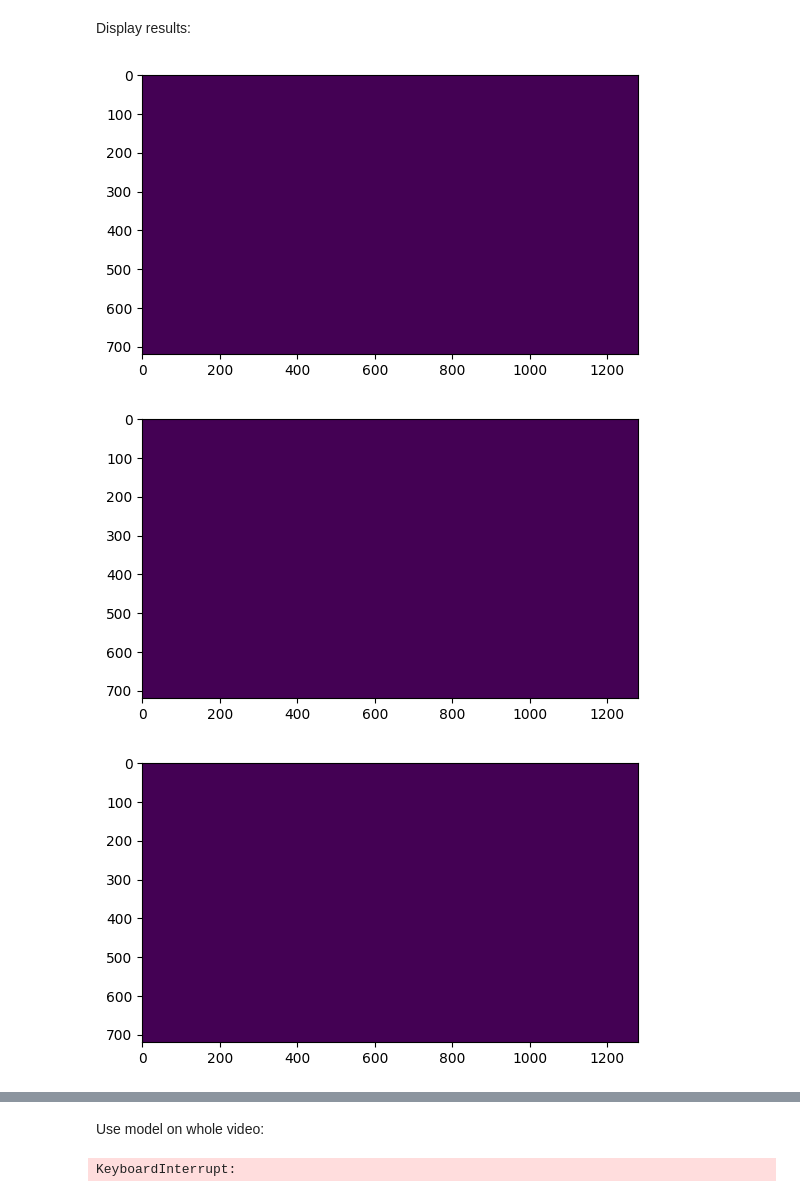
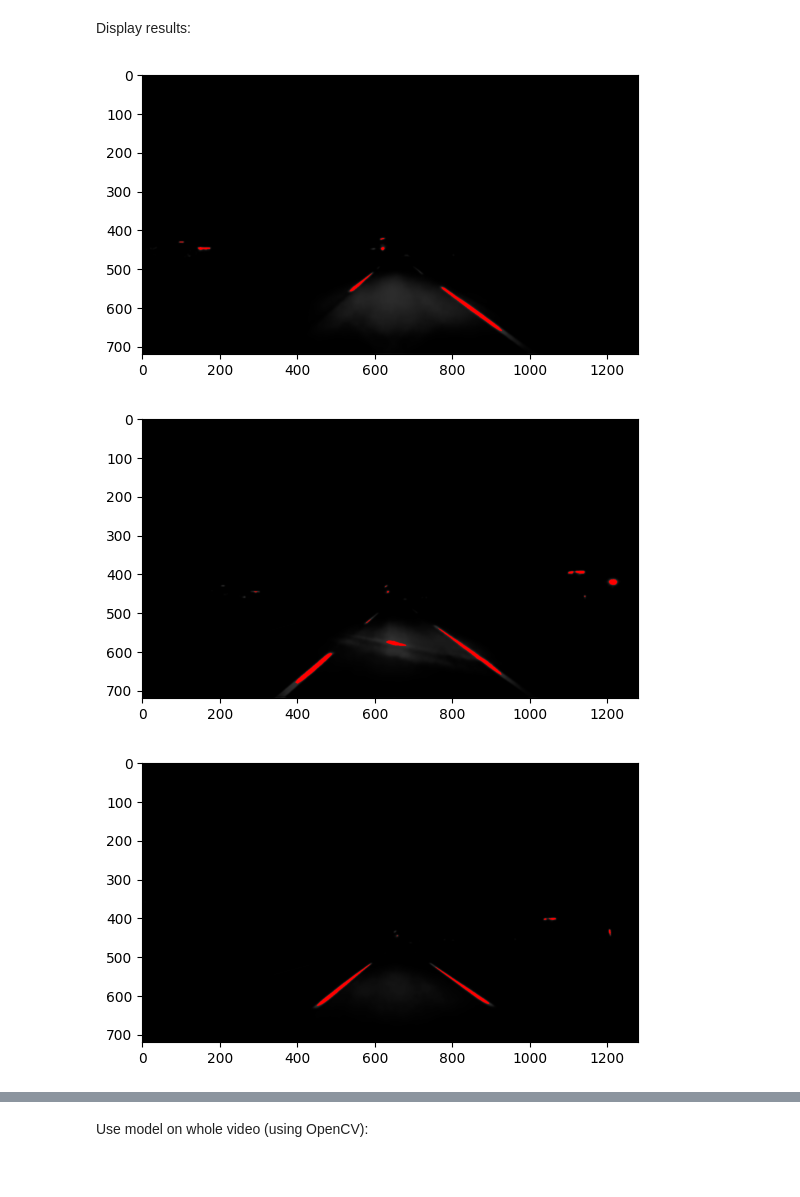
Before and after one commit to kavmal7/Lane-detection, a Jupyter notebook: lane_dec.ipynb, the cells around one changed output, grey strips where cells are left out. Saved outputs shown, nothing was run; the diff lists cells and outputs as text; code cells hidden in the pictures.

Commit message:
Functional output (issues with accuracy and IoU)

```diff
--- a/lane_dec.ipynb
+++ b/lane_dec.ipynb
@@ -49,7 +48,7 @@ class LaneDataset(Dataset):
 transform = transforms.Compose([
     transforms.Grayscale(num_output_channels=1),
     transforms.ToTensor(),
-    transforms.Normalize((0.5,), (0.5,))
+    #transforms.Normalize((0.5,), (0.5,))
 ])
 # %% [markdown]
 Split data:
@@ -70,9 +69,9 @@ class CNN(nn.Module):
         super(CNN, self).__init__()
 
         self.conv1 = nn.Conv2d(1, 16, kernel_size=3, padding=1)
-        self.conv2 = nn.Conv2d(16, 32, kernel_size=3, padding=1)
+        self.conv2 = nn.Conv2d(16, 32, kernel_size=5, padding=2)
         self.conv3 = nn.Conv2d(32, 64, kernel_size=3, padding=1)
-        self.conv4 = nn.Conv2d(64, 128, kernel_size=3, padding=1)
+        self.conv4 = nn.Conv2d(64, 128, kernel_size=5, padding=2)
 
         self.conv5 = nn.Conv2d(128, 1, kernel_size=1)
 
@@ -81,7 +80,7 @@ class CNN(nn.Module):
         x = F.relu(self.conv2(x))
         x = F.relu(self.conv3(x))
         x = F.relu(self.conv4(x))
-        x = F.relu(self.conv5(x))
+        x = self.conv5(x)
 
         x = torch.sigmoid(x)
         return x
@@ -92,9 +91,10 @@ train_loader = DataLoader(lane_train, batch_size=1, shuffle=True)
 
 model = CNN()
 criterion = nn.BCELoss()
-opt = torch.optim.Adam(model.parameters(), lr=0.01)
+opt = torch.optim.Adam(model.parameters(), lr=0.001)
+n_epochs = 5
 
-for epoch in range(10):
+for epoch in range(n_epochs):
     for i, (images, labels) in enumerate(train_loader):
         outputs = model(images)
 
@@ -160,11 +143,15 @@ Display results:
 # %%
 for i, (images, labels) in enumerate(train_loader):
     if i > 5:
         break
     outputs = model(images)
-    plt.imshow(outputs.squeeze().detach().numpy()*255)
+    mask = outputs.squeeze().detach().numpy()
+
+    colored_mask = cv2.cvtColor(mask, cv2.COLOR_GRAY2BGR)
+    colored_mask[mask > 0.2] = [1, 0, 0]
+    plt.imshow(colored_mask)
     plt.show()
 # %% [output]
-[figure, old version]
+[figure, new version]
-[figure, old version]
+[figure, new version]
-[figure, old version]
+[figure, new version]
@@ -174,2 +161,2 @@ for i, (images, labels) in enumerate(train_loader):
 # %% [markdown]
-Use model on whole video:
+Use model on whole video (using OpenCV):
@@ -184,28 +163,47 @@ out = cv2.VideoWriter('lane_marked1.mp4', cv2.VideoWriter_fourcc(*'MP4V'), outpu
 # %%
+cap = cv2.VideoCapture('lane_data10.mp4')
+frame_width = int(cap.get(cv2.CAP_PROP_FRAME_WIDTH))
+frame_height = int(cap.get(cv2.CAP_PROP_FRAME_HEIGHT))
+frame_size = (frame_width, frame_height)
+output_fps = cap.get(cv2.CAP_PROP_FPS)
+
+out = cv2.VideoWriter('lane_marked1.mp4', cv2.VideoWriter_fourcc(*'MP4V'), output_fps, frame_size)
+
+model.eval()
+
 while cap.isOpened():
     ret, frame = cap.read()
     if not ret:
         break
 
+    # Process frame
     input_frame = cv2.cvtColor(frame, cv2.COLOR_BGR2GRAY)
     input_frame_tf = transform(Image.fromarray(input_frame)).unsqueeze(0)
 
-    model.eval()
+    # Compute output
     with torch.no_grad():
         output = model(input_frame_tf)
         mask = (output.squeeze()).numpy()
 
-    scaled_mask = (mask * 255).astype(np.uint8)
+    # Denormalise and create binary mask
+    mask_uint8 = (mask * 255).astype(np.uint8)
 
-    #colored_mask = np.zeros((720, 1280, 3), dtype=np.uint8)
-    colored_mask = cv2.cvtColor(scaled_mask, cv2.COLOR_GRAY2BGR)
-    colored_mask[scaled_mask > 0.5] = [0, 0, 255]
+    threshold_value = 0.2 * 255
+    _, binary_mask = cv2.threshold(mask_uint8, threshold_value, 255, cv2.THRESH_BINARY)
 
 
-    overlayed_frame = cv2.addWeighted(frame, 1, colored_mask, 0.5, 0)
-    out.write(overlayed_frame)
+    # Set overlaying channel
+    color_mask = np.zeros_like(frame)
+    color_mask[:, :, 2] = binary_mask
+
+    # Overlay the color mask with the original frame
+    alpha = 0.5
+    masked_image = cv2.addWeighted(frame, alpha, color_mask, 1, 0)
+
+
+    #masked_image = cv2.bitwise_and(frame, frame, mask=binary_mask)
+
+    out.write(masked_image)
 
 cap.release()
 out.release()
-# %% [output]
-KeyboardInterrupt:
```
Also changed, not shown: parts of 4 cells of this notebook, 4 other files.
